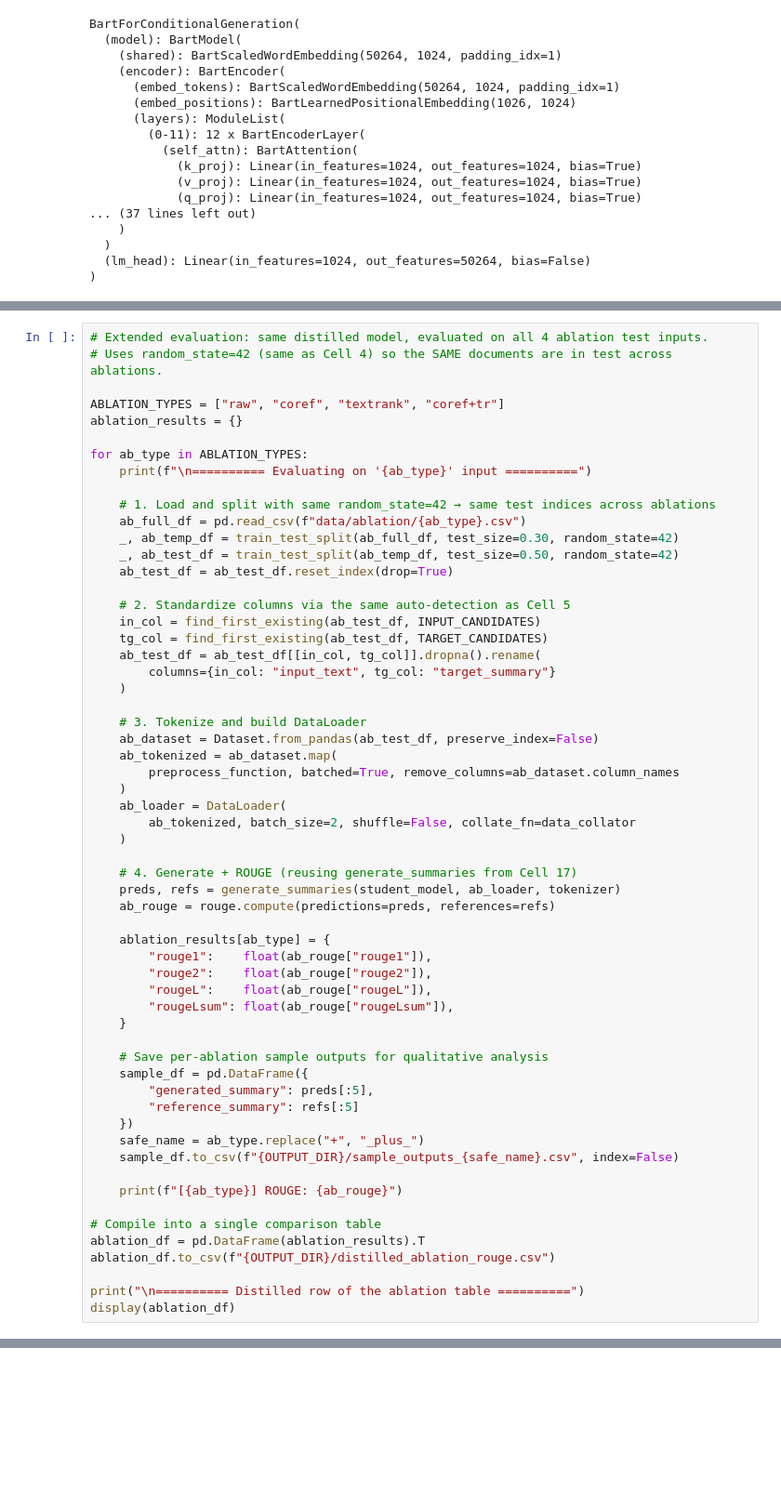
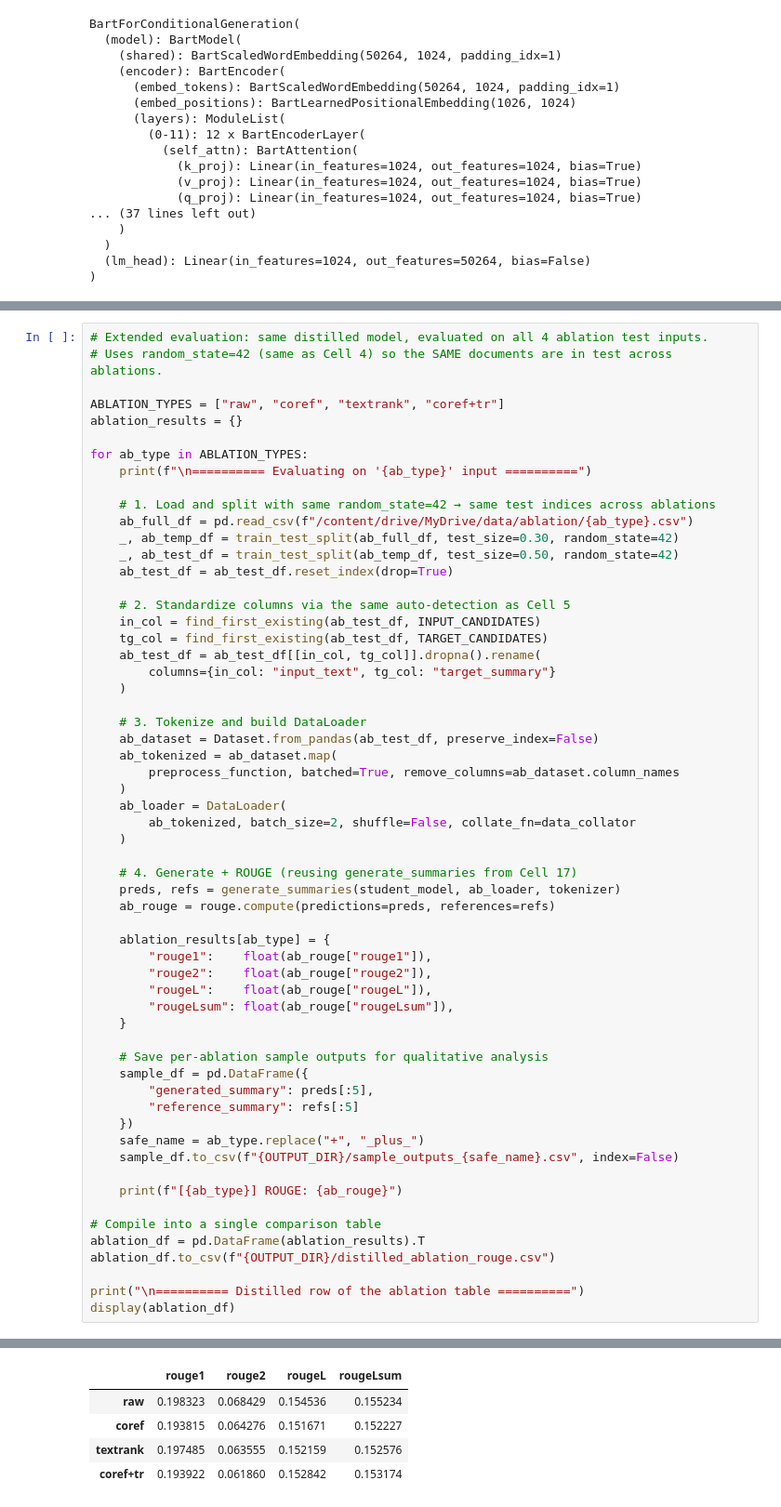
Before and after one commit to cansoup/NLP_Team5_Assignment3, a Jupyter notebook: distill_bart_models.ipynb, the cells around one changed output, grey strips where cells are left out. Shown at 93% size. Drawn from its saved outputs; the diff is of its cells as text; blank space fills up the shorter version.

```diff
--- a/distill_bart_models.ipynb
+++ b/distill_bart_models.ipynb
@@ -464,7 +480,7 @@ for ab_type in ABLATION_TYPES:
     print(f"\n========== Evaluating on '{ab_type}' input ==========")
 
     # 1. Load and split with same random_state=42 → same test indices across ablations
-    ab_full_df = pd.read_csv(f"data/ablation/{ab_type}.csv")
+    ab_full_df = pd.read_csv(f"/content/drive/MyDrive/data/ablation/{ab_type}.csv")
     _, ab_temp_df = train_test_split(ab_full_df, test_size=0.30, random_state=42)
     _, ab_test_df = train_test_split(ab_temp_df, test_size=0.50, random_state=42)
     ab_test_df = ab_test_df.reset_index(drop=True)
@@ -512,3 +528,4 @@ ablation_df.to_csv(f"{OUTPUT_DIR}/distilled_ablation_rouge.csv")
 
 print("\n========== Distilled row of the ablation table ==========")
 display(ablation_df)
+# %% [output]
@@ -515,3 +545,8 @@ display(ablation_df)
+|  | rouge1 | rouge2 | rougeL | rougeLsum |
+| raw | 0.198323 | 0.068429 | 0.154536 | 0.155234 |
+| coref | 0.193815 | 0.064276 | 0.151671 | 0.152227 |
+| textrank | 0.197485 | 0.063555 | 0.152159 | 0.152576 |
+| coref+tr | 0.193922 | 0.061860 | 0.152842 | 0.153174 |
 # %%
 metrics = {
     "experiment_name": EXPERIMENT_NAME,
```
Also changed, not shown: parts of 13 cells of this notebook.
